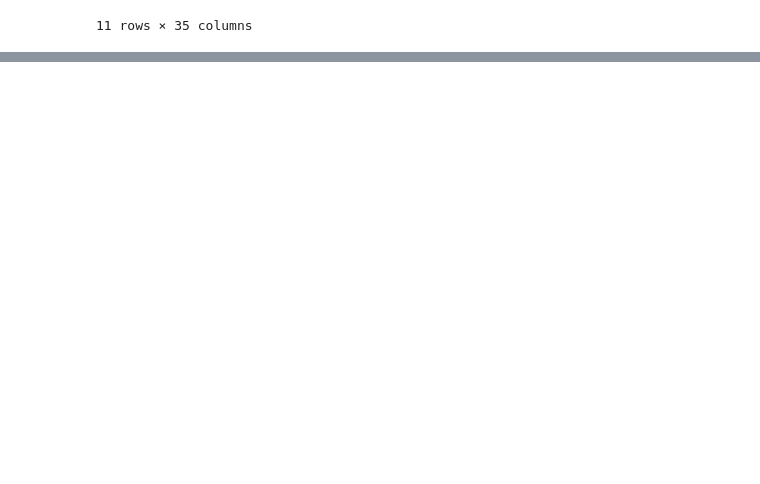
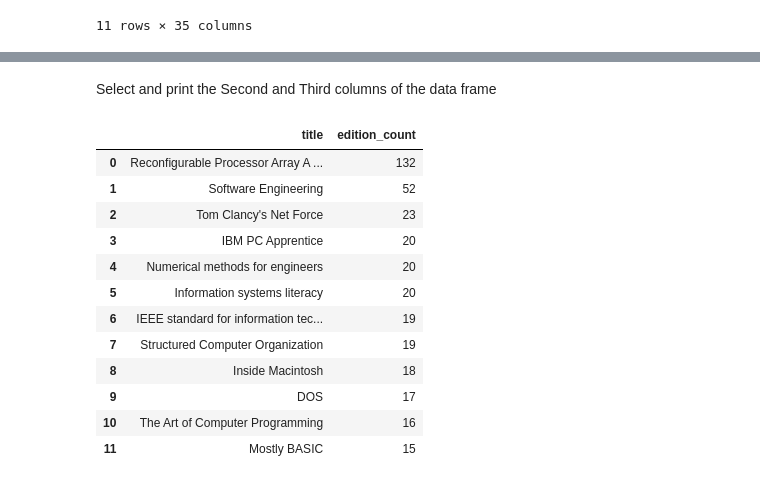
Before and after one commit to darrenc9828/data_2_checks, a Jupyter notebook: knowledge_check_1.ipynb, the cells around one changed output, grey strips where cells are left out. Drawn from its saved outputs; the diff is of its cells as text; code cells hidden in the pictures; blank space fills up the shorter version.

```diff
--- a/knowledge_check_1.ipynb
+++ b/knowledge_check_1.ipynb
@@ -102,0 +105,19 @@ Name: edition_count, dtype: int64>
+# %% [markdown]
+Select and print the Second and Third columns of the data frame
+# %%
+second_third_columns = works.iloc[:, 1:3]
+second_third_columns
+# %% [output]
+|  | title | edition_count |
+| 0 | Reconfigurable Processor Array A ... | 132 |
+| 1 | Software Engineering | 52 |
+| 2 | Tom Clancy's Net Force | 23 |
+| 3 | IBM PC Apprentice | 20 |
+| 4 | Numerical methods for engineers | 20 |
+| 5 | Information systems literacy | 20 |
+| 6 | IEEE standard for information tec... | 19 |
+| 7 | Structured Computer Organization | 19 |
+| 8 | Inside Macintosh | 18 |
+| 9 | DOS | 17 |
+| 10 | The Art of Computer Programming | 16 |
+| 11 | Mostly BASIC | 15 |
```
Also changed, not shown: parts of 15 cells of this notebook.
